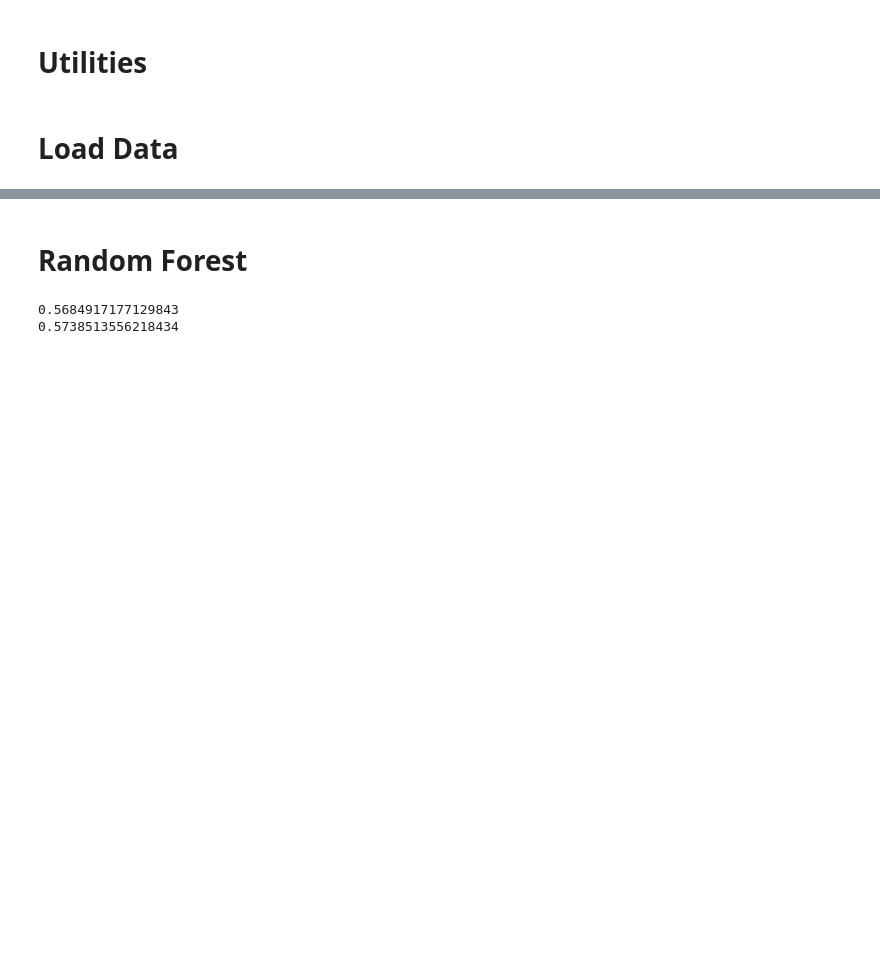
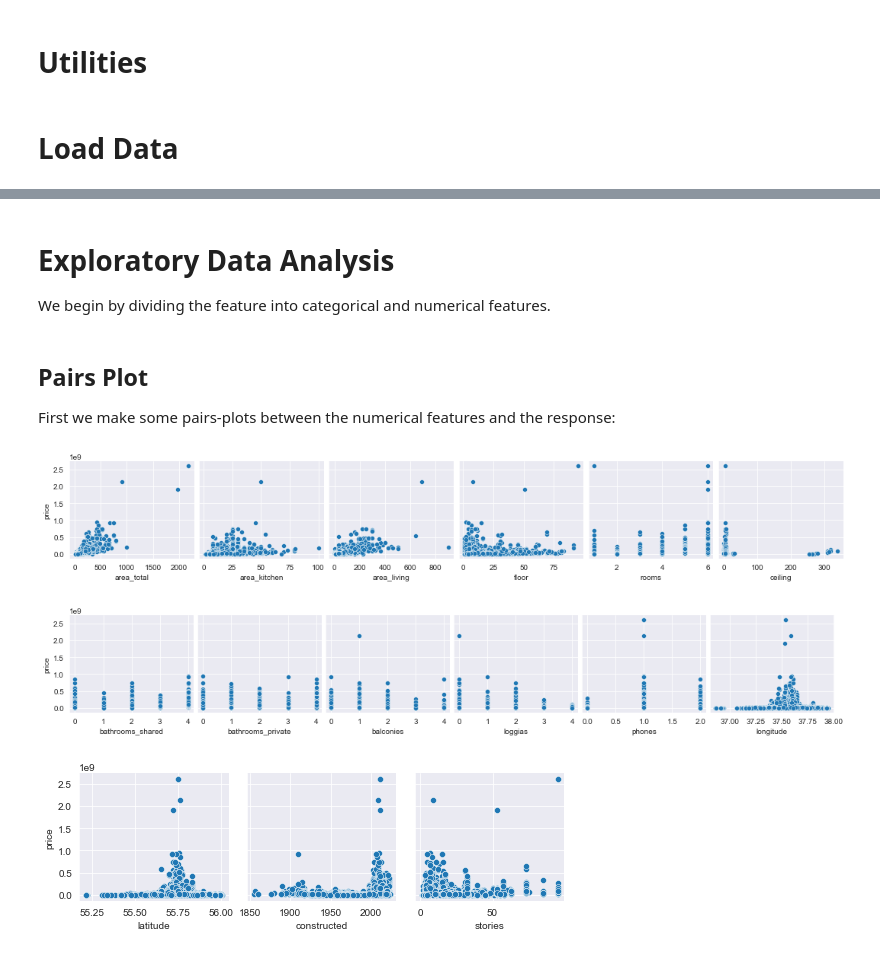
Before and after one commit to jimoskar/ml, a Jupyter notebook: project/long_notebook.ipynb, the cells around one changed output, grey strips where cells are left out. Cells and saved outputs as stored; diff of their text form; code cells hidden in the pictures; blank space fills up the shorter version.

```diff
--- a/project/long_notebook.ipynb
+++ b/project/long_notebook.ipynb
@@ -110,14 +66,23 @@ Name: price, Length: 15600, dtype: float64
-# %% [markdown]
-# Random Forest
-# %%
-from sklearn.ensemble import RandomForestRegressor
-
-rf = RandomForestRegressor(n_estimators = 1000, max_depth=2).fit(X_train, y_train)
-preds_train = rf.predict(X_train)
-preds_valid = rf.predict(X_valid)
-# Pretty darn shitty results
-print(root_mean_squared_log_error(preds_train, y_train))
-print(root_mean_squared_log_error(preds_valid, y_valid))
-# %% [output]
-0.5684917177129843
-0.5738513556218434
+# %% [markdown]
+# Exploratory Data Analysis
+We begin by dividing the feature into categorical and numerical features.
+# %%
+NUMERIC_FEAT = ['area_total', 'area_kitchen', 'area_living', 'floor', 'rooms', 'ceiling', 'bathrooms_shared', 'bathrooms_private',
+                'balconies', 'loggias', 'phones', 'longitude', 'latitude', 'constructed', 'stories']
+
+CATEORICAL_FEAT = ['seller', 'layout', 'windows_court', 'windows_street', 'condition', 'new', 'district', 'material',
+            'elevator_without', 'elevator_service', 'elevator_passenger', 'parking', 'garbage_chute', 'heating']
+
+NO_USE = ['street', 'address']
+# %% [markdown]
+## Pairs Plot
+First we make some pairs-plots between the numerical features and the response:
+# %%
+for i in range(0, len(NUMERIC_FEAT), 6):
+    sns.pairplot(data=data[NUMERIC_FEAT + ['price']],
+                x_vars=NUMERIC_FEAT[i:i+6],
+                y_vars=['price'])
+# %% [output]
+[figure, added]
+[figure, added]
+[figure, added]
```
Also changed, not shown: parts of 20 cells of this notebook.
